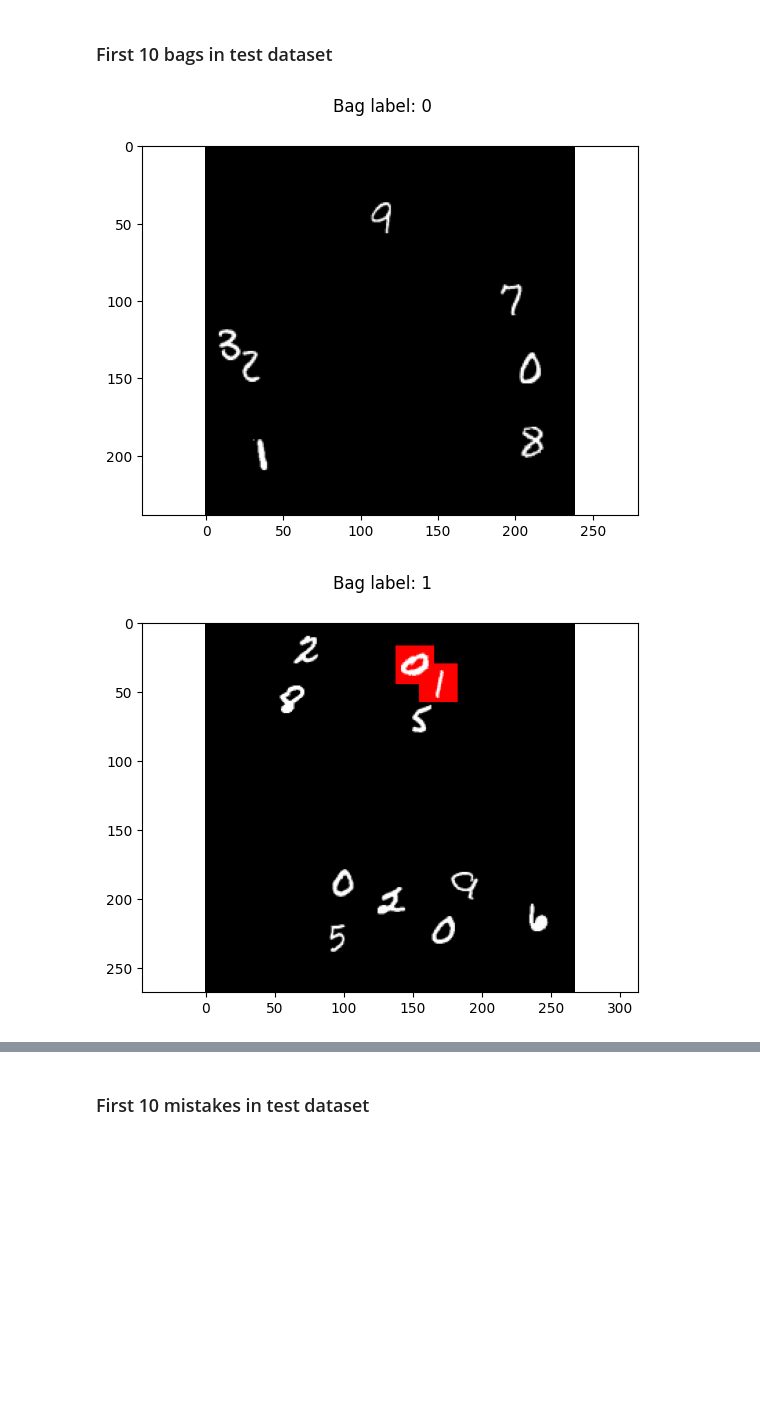
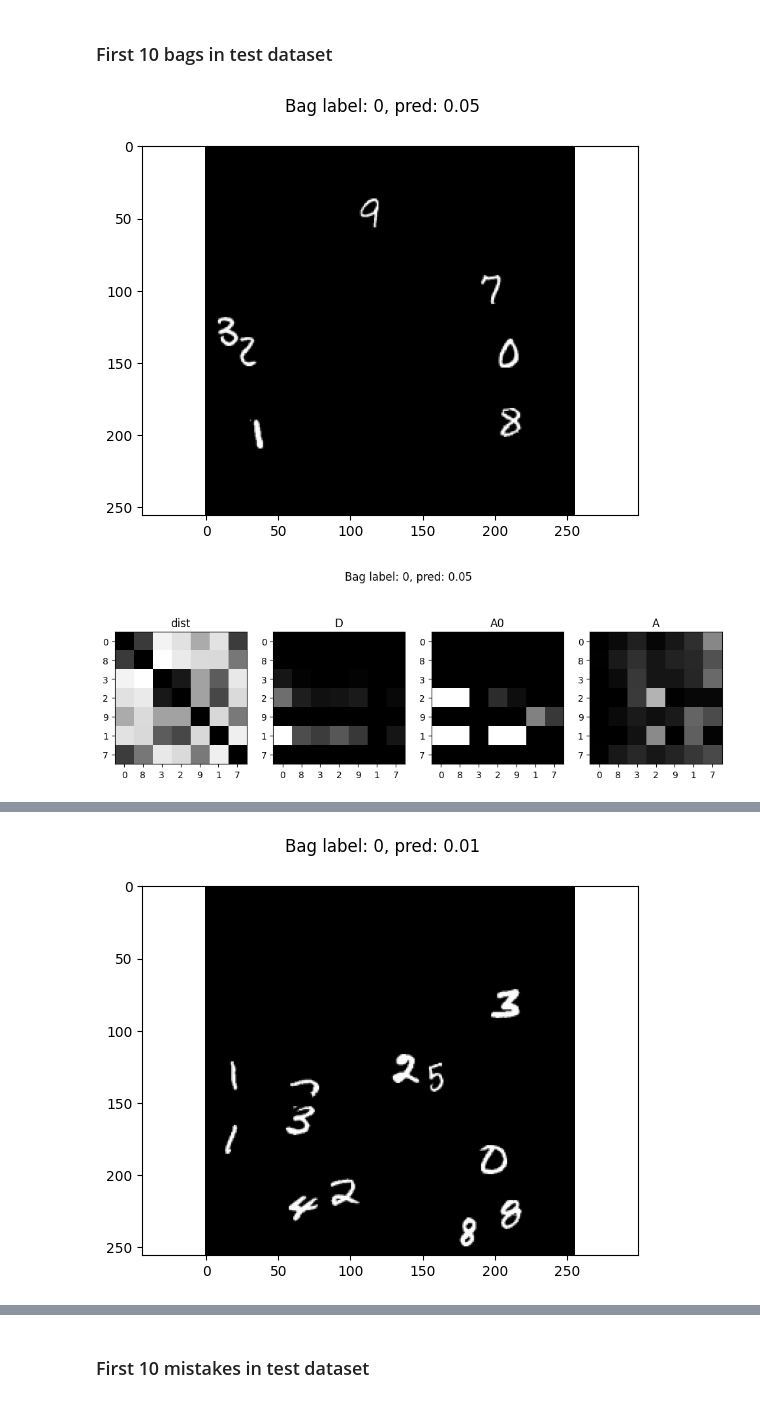
Before and after one commit to georg-wolflein/das-mil, a Jupyter notebook: train_mnist.ipynb, the cells around one changed output, grey strips where cells are left out. Drawn from its saved outputs; the diff is of its cells as text; code cells hidden in the pictures; blank space fills up the shorter version.

Commit message:
Fix plotting for transformer on mnist-collage

```diff
--- a/train_mnist.ipynb
+++ b/train_mnist.ipynb
@@ -520,6 +522,22 @@ Test loss: 0.9555, test error: 0.3200
 # %% [markdown]
 ### First 10 bags in test dataset
 # %%
+def plot_dist_aware_attention(bag):
+    plt.figure(figsize=(12, 4))
+    plt.suptitle(f"Bag label: {y.item():.0f}, pred: {y_pred.item():.2f}")
+    plt.subplot(141)
+    plt.title("dist")
+    plot_attention_head(bag, attention_layer.dist, limit_range=False)
+    plt.subplot(142)
+    plt.title("D")
+    plot_attention_head(bag, attention_layer.D, limit_range=False)
+    plt.subplot(143)
+    plt.title("A0")
+    plot_attention_head(bag, attention_layer.A0)
+    plt.subplot(144)
+    plt.title("A")
+    plot_attention_head(bag, attention_layer.A)
+
 def visualize_prediction(bag, y_pred):
     y = bag.bag_label
     if DATASET == OneHotMNISTBags:
@@ -531,47 +549,36 @@ def visualize_prediction(bag, y_pred):
             plot_attention_head(bag, attention_layer.A[0])
             plt.title(f"Bag label: {y.item():.0f}, pred: {y_pred.item():.2f}")
         else:
             print_one_hot_bag(bag, y_pred>.5)
     elif DATASET == MNISTBags:
         if isinstance(attention_layer, WeightedAverageAttention):
             plot_bag(bag, y_pred=y_pred, attention=attention_layer.A.squeeze(-1))
         elif isinstance(attention_layer, MultiHeadAttention):
             plot_bag(bag, y_pred=y_pred)
             plt.figure()
             plot_attention_head(bag, attention_layer.A[0])
             plt.title(f"Bag label: {y.item():.0f}, pred: {y_pred.item():.2f}")
         else:
             plot_bag(bag, y_pred=y_pred)
     elif DATASET == OneHotMNISTCollage:
         plt.figure()
         plot_one_hot_collage(bag, y_pred=y_pred)
         plt.title(f"Bag label: {y.item():.0f}, pred: {y_pred.item():.2f}")
         if isinstance(attention_layer, DistanceAwareAttentionHead):
-            plt.figure(figsize=(12, 4))
-            plt.suptitle(f"Bag label: {y.item():.0f}, pred: {y_pred.item():.2f}")
-            plt.subplot(141)
-            plt.title("A0")
-            plot_attention_head(bag, attention_layer.A0)
-            plt.subplot(142)
-            plt.title("A")
-            plot_attention_head(bag, attention_layer.A)
-            plt.subplot(143)
-            plt.title("D")
-            plot_attention_head(bag, attention_layer.D, limit_range=False)
-            plt.subplot(144)
-            plt.title("dist")
-            plot_attention_head(bag, attention_layer.dist, limit_range=False)
+            plot_dist_aware_attention(bag)
     elif DATASET == MNISTCollage:
-        plot_bag(bag, y_pred=y_pred)
+        plot_bag(bag, y_pred=y_pred, collage_size=COLLAGE_SIZE)
+        if isinstance(attention_layer, DistanceAwareAttentionHead):
+            plot_dist_aware_attention(bag)
 
 # Visualize first 10 bags
 model.eval()
 with torch.no_grad():
     for bag in itertools.islice(test_loader, 10):
         bag = device(bag)
         y = bag.bag_label.float()
         y_pred = model(bag).squeeze(0)
         visualize_prediction(bag, y_pred)
 # %% [output]
-[figure, old version]
+[figure, new version]
-[figure, old version]
+[figure, new version]
@@ -585,0 +593 @@ with torch.no_grad():
+[figure, added]
```
Also changed, not shown: parts of 4 cells of this notebook.
